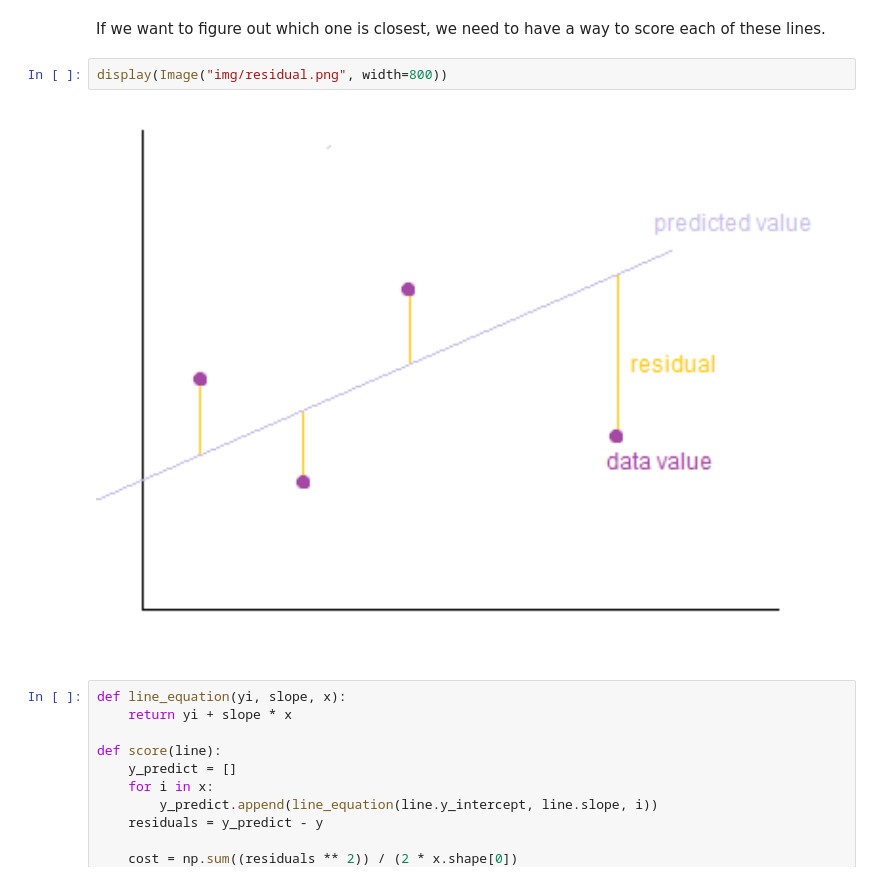
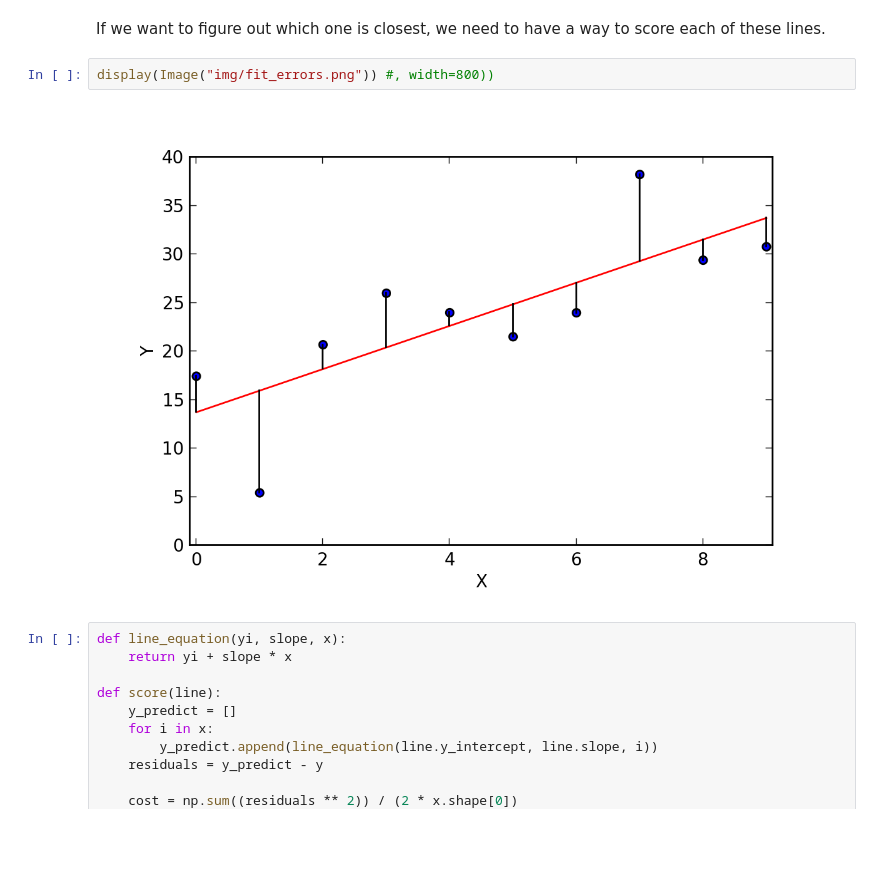
Before and after one commit to evan-burke/m3_sf_2020_training, a Jupyter notebook: how_ml_works.ipynb, the cells around one changed output. Drawn from its saved outputs; the diff is of its cells as text; blank space fills up the shorter version.

Commit message:
add animation & better graphic for errors

```diff
--- a/how_ml_works.ipynb
+++ b/how_ml_works.ipynb
@@ -149,9 +152,9 @@ random_lines = plot_points(0, 8)
 # %% [markdown]
 If we want to figure out which one is closest, we need to have a way to score each of these lines.
 # %%
-display(Image("img/residual.png", width=800))
+display(Image("img/fit_errors.png")) #, width=800))
 # %% [output]
-[figure, old version]
+[figure, new version]
 # %%
 def line_equation(yi, slope, x):
     return yi + slope * x
```
Also changed, not shown: parts of 31 cells of this notebook, 2 other files.
